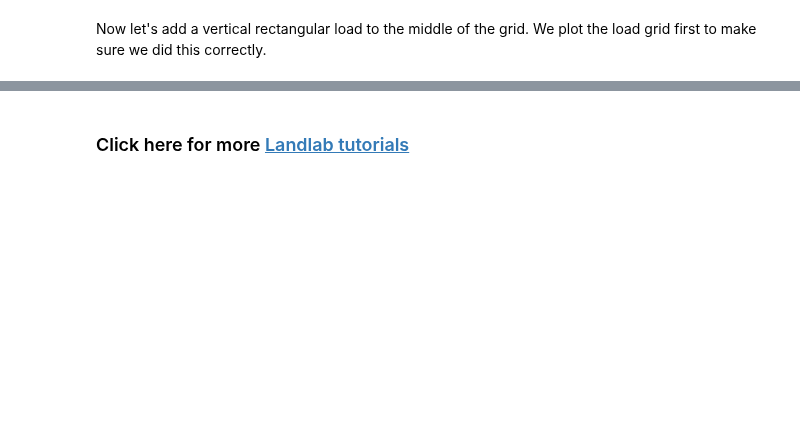
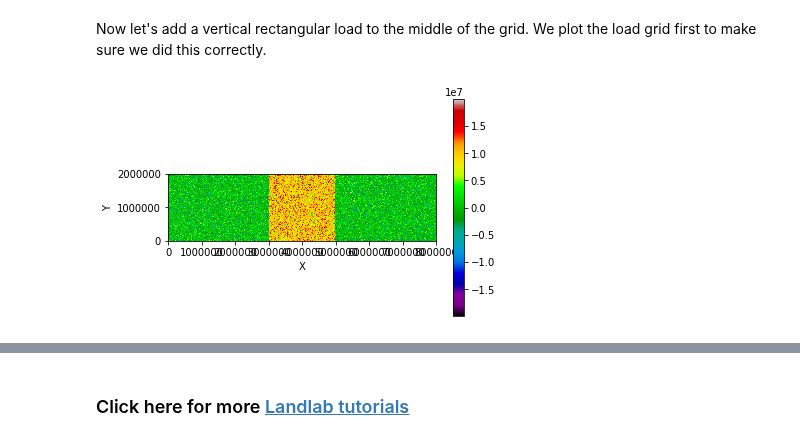
Before and after one commit to landlab/tutorials, a Jupyter notebook: flexure/lots_of_loads.ipynb, the cells around one changed output, grey strips where cells are left out. Saved outputs shown, nothing was run; the diff lists cells and outputs as text; code cells hidden in the pictures; blank space fills up the shorter version.

```diff
--- a/flexure/lots_of_loads.ipynb
+++ b/flexure/lots_of_loads.ipynb
@@ -96,8 +125,10 @@ Now let's add a vertical rectangular load to the middle of the grid.  We plot th
 # %%
 load[np.where(np.logical_and(grid.node_x>3000000, grid.node_x<5000000))]= \
     load[np.where(np.logical_and(grid.node_x>3000000, grid.node_x<5000000))]+1e7
 imshow_grid(grid, 'lithosphere__overlying_pressure_increment', symmetric_cbar=True,
-            cmap='spectral', show=True)
+            cmap='nipy_spectral', show=True)
+# %% [output]
+[figure, added]
 # %%
 flex.update(n_procs=4)
 imshow_grid(grid, 'lithosphere_surface__elevation_increment', symmetric_cbar=True,
```
Also changed, not shown: parts of 10 cells of this notebook.
